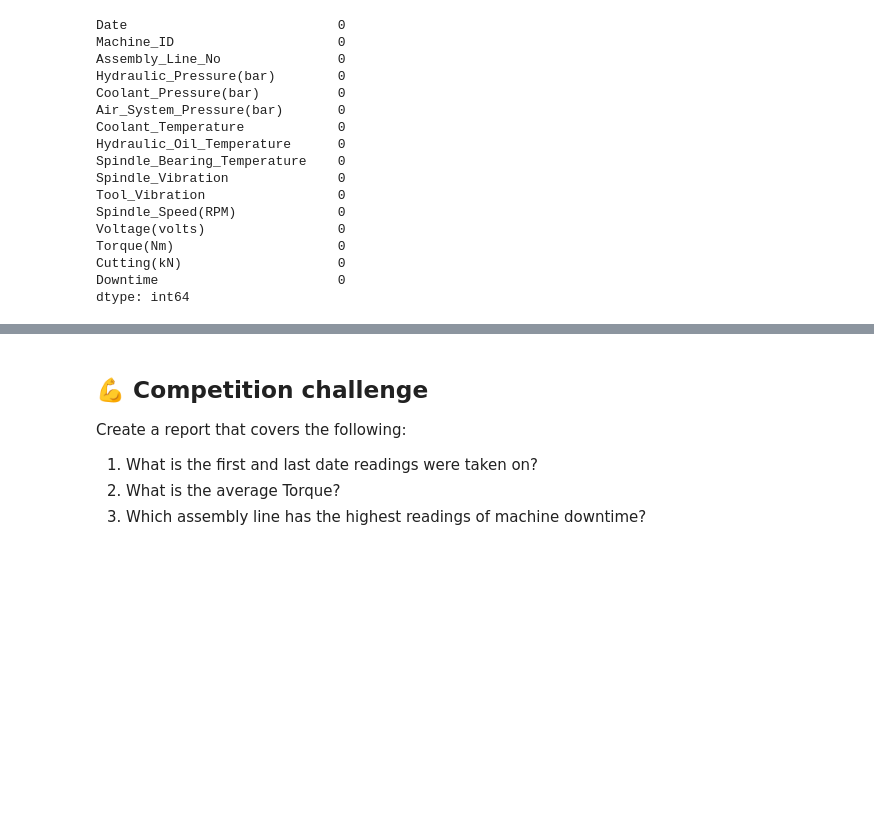
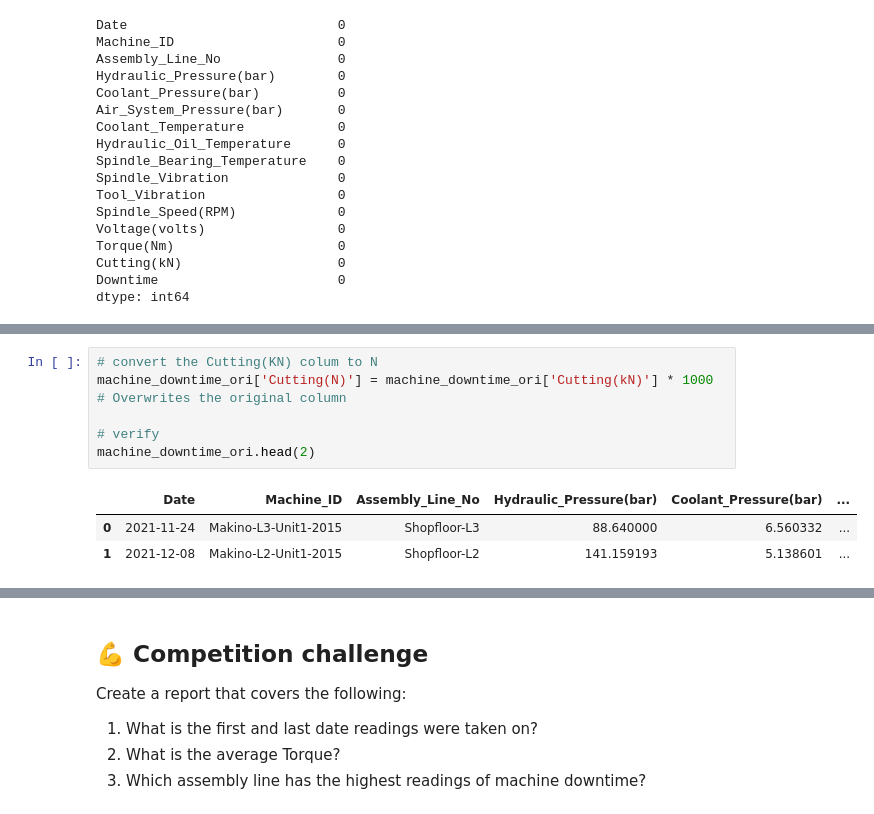
Before and after one commit to SirTee12/Machine-Downtime-Prediction, a Jupyter notebook: notebook/Analysis_machine_downtime.ipynb, the cells around one changed output, grey strips where cells are left out. Saved outputs shown, nothing was run; the diff lists cells and outputs as text; blank space fills up the shorter version.

Commit message:
convert the cutting (KN) to N and round up the columns values to 1 desimal place

```diff
--- a/notebook/Analysis_machine_downtime.ipynb
+++ b/notebook/Analysis_machine_downtime.ipynb
@@ -261,0 +267,10 @@ dtype: int64
+# %%
+# convert the Cutting(KN) colum to N
+machine_downtime_ori['Cutting(N)'] = machine_downtime_ori['Cutting(kN)'] * 1000  # Overwrites the original column
+
+# verify
+machine_downtime_ori.head(2)
+# %% [output]
+|  | Date | Machine_ID | Assembly_Line_No | Hydraulic_Pressure(bar) | Coolant_Pressure(bar) | ... |
+| 0 | 2021-11-24 | Makino-L3-Unit1-2015 | Shopfloor-L3 | 88.640000 | 6.560332 | ... |
+| 1 | 2021-12-08 | Makino-L2-Unit1-2015 | Shopfloor-L2 | 141.159193 | 5.138601 | ... |
```
Also changed, not shown: parts of 2 cells of this notebook.
